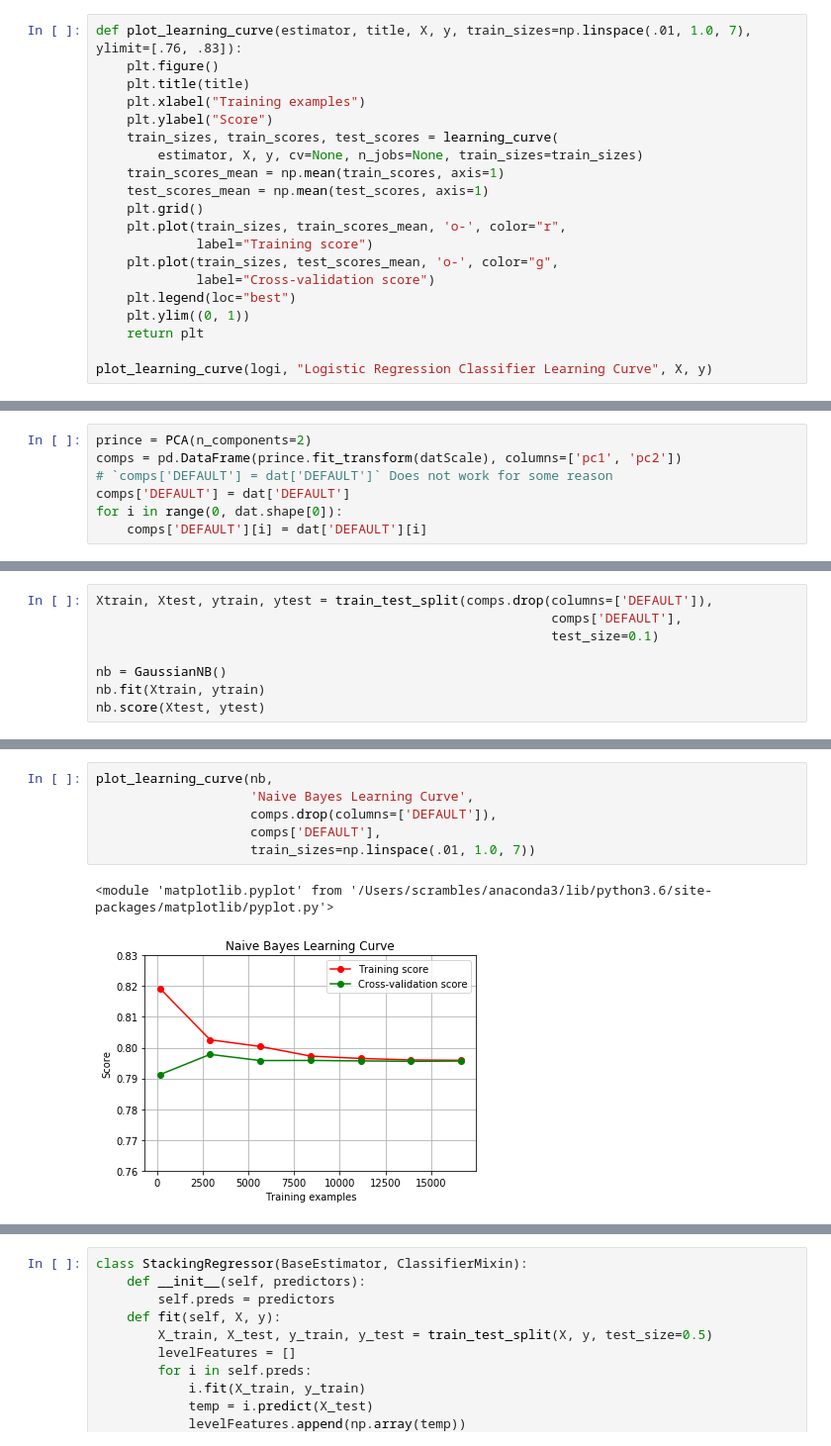
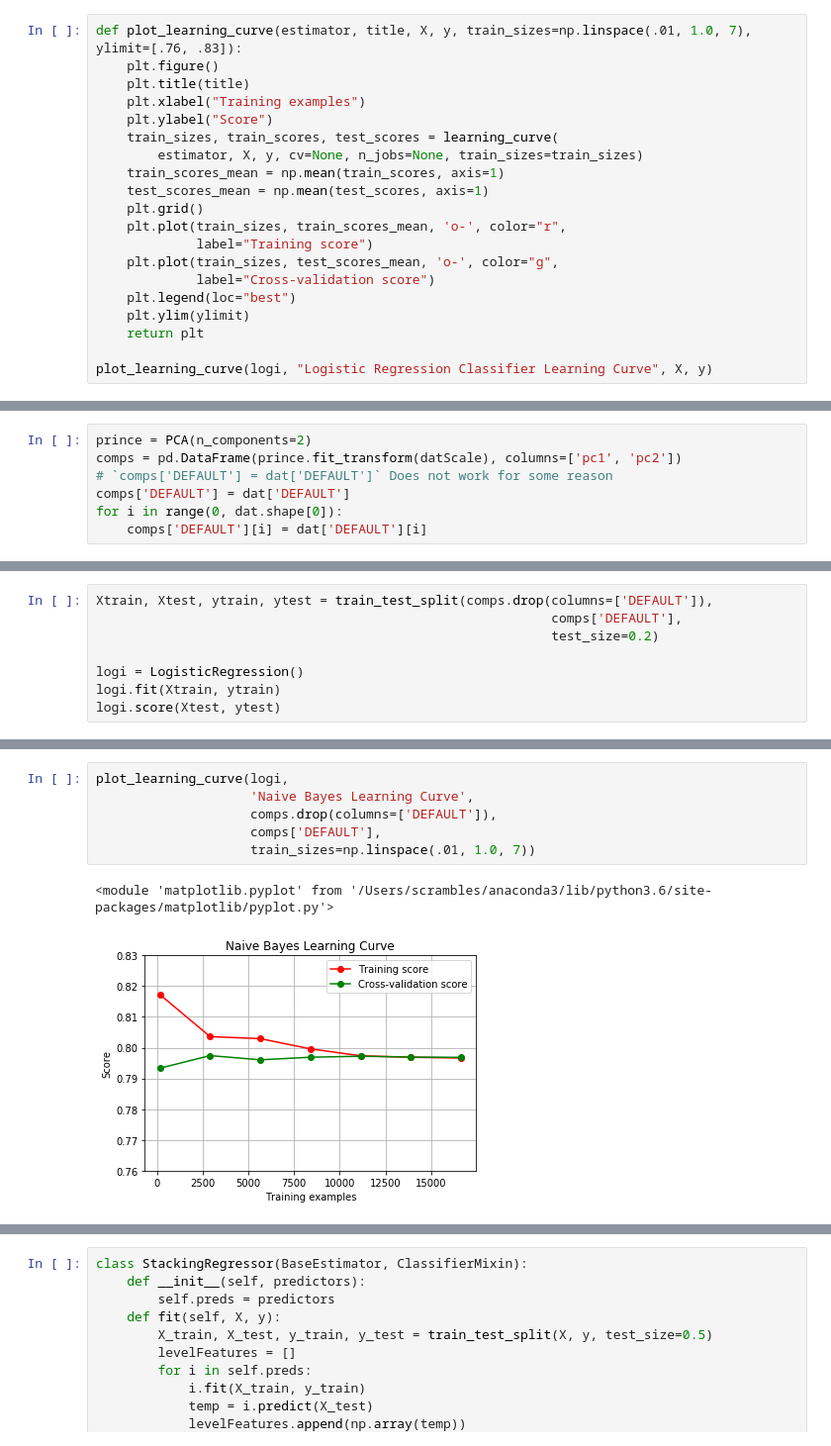
Before and after one commit to DerekMcFate/MachineLearningProject, a Jupyter notebook: MachineLearningProject.ipynb, the cells around one changed output, grey strips where cells are left out. Shown: that part at 99% size. Drawn from its saved outputs; the diff is of its cells as text.

```diff
--- a/MachineLearningProject.ipynb
+++ b/MachineLearningProject.ipynb
@@ -174,7 +172,7 @@ def plot_learning_curve(estimator, title, X, y, train_sizes=np.linspace(.01, 1.0
     plt.plot(train_sizes, test_scores_mean, 'o-', color="g",
              label="Cross-validation score")
     plt.legend(loc="best")
-    plt.ylim((0, 1))
+    plt.ylim(ylimit)
     return plt
 
 plot_learning_curve(logi, "Logistic Regression Classifier Learning Curve", X, y)
@@ -253,9 +263,9 @@ plt.scatter(spl2['pc1'], spl2['pc2'], color='orange', s=1)
 # %%
 Xtrain, Xtest, ytrain, ytest = train_test_split(comps.drop(columns=['DEFAULT']),
                                                            comps['DEFAULT'],
-                                                           test_size=0.1)
+                                                           test_size=0.2)
 
-nb = GaussianNB()
-nb.fit(Xtrain, ytrain)
-nb.score(Xtest, ytest)
+logi = LogisticRegression()
+logi.fit(Xtrain, ytrain)
+logi.score(Xtest, ytest)
 # %% [output]
@@ -263,9 +283,9 @@ nb.score(Xtest, ytest)
 # %%
-plot_learning_curve(nb,
+plot_learning_curve(logi,
                     'Naive Bayes Learning Curve',
                     comps.drop(columns=['DEFAULT']),
                     comps['DEFAULT'],
                     train_sizes=np.linspace(.01, 1.0, 7))
 # %% [output]
 <module 'matplotlib.pyplot' from '/Users/scrambles/anaconda3/lib/python3.6/site-packages/matplotlib/pyplot.py'>
-[figure, old version]
+[figure, new version]
```
Also changed, not shown: parts of 21 cells of this notebook.
